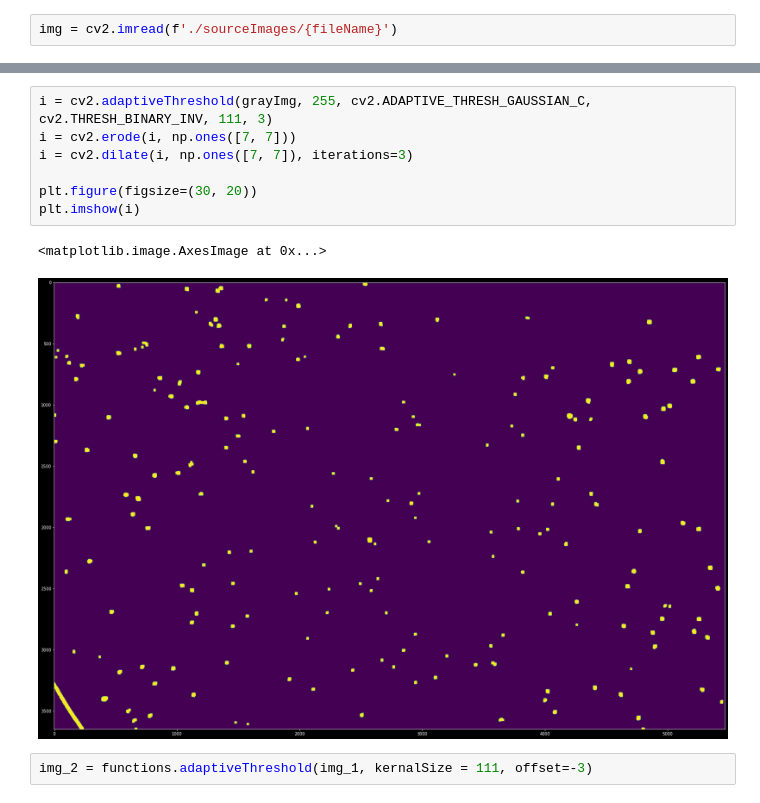
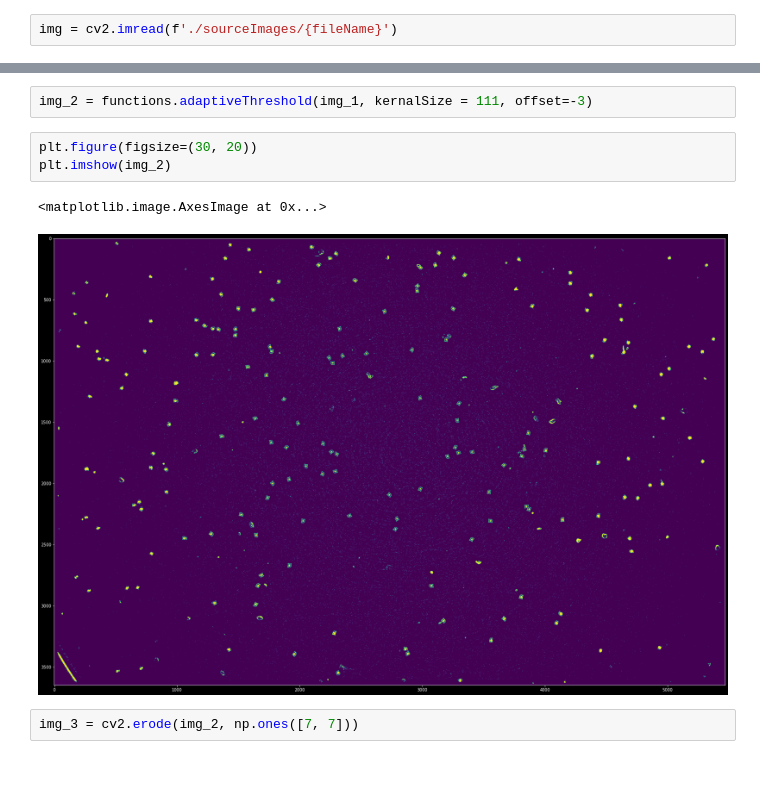
Before and after one commit to randy8642/ImageProcessing_HW1_BarcodeBeadsDetection, a Jupyter notebook: main.ipynb, the cells around one changed output, grey strips where cells are left out. Saved outputs shown, nothing was run; the diff lists cells and outputs as text; blank space fills up the shorter version.

```diff
--- a/main.ipynb
+++ b/main.ipynb
@@ -27,12 +27,10 @@ plt.imshow(img_1)
-# %%
-i = cv2.adaptiveThreshold(grayImg, 255, cv2.ADAPTIVE_THRESH_GAUSSIAN_C, cv2.THRESH_BINARY_INV, 111, 3)
-i = cv2.erode(i, np.ones([7, 7]))
-i = cv2.dilate(i, np.ones([7, 7]), iterations=3)
-
-plt.figure(figsize=(30, 20))
-plt.imshow(i)
-# %% [output]
-<matplotlib.image.AxesImage at 0x...>
-[figure, removed]
 # %%
 img_2 = functions.adaptiveThreshold(img_1, kernalSize = 111, offset=-3)
+# %%
+plt.figure(figsize=(30, 20))
+plt.imshow(img_2)
+# %% [output]
+<matplotlib.image.AxesImage at 0x...>
+[figure, added]
+# %%
+img_3 = cv2.erode(img_2, np.ones([7, 7]))
```
Also changed, not shown: parts of 12 cells of this notebook, 3 other files.
